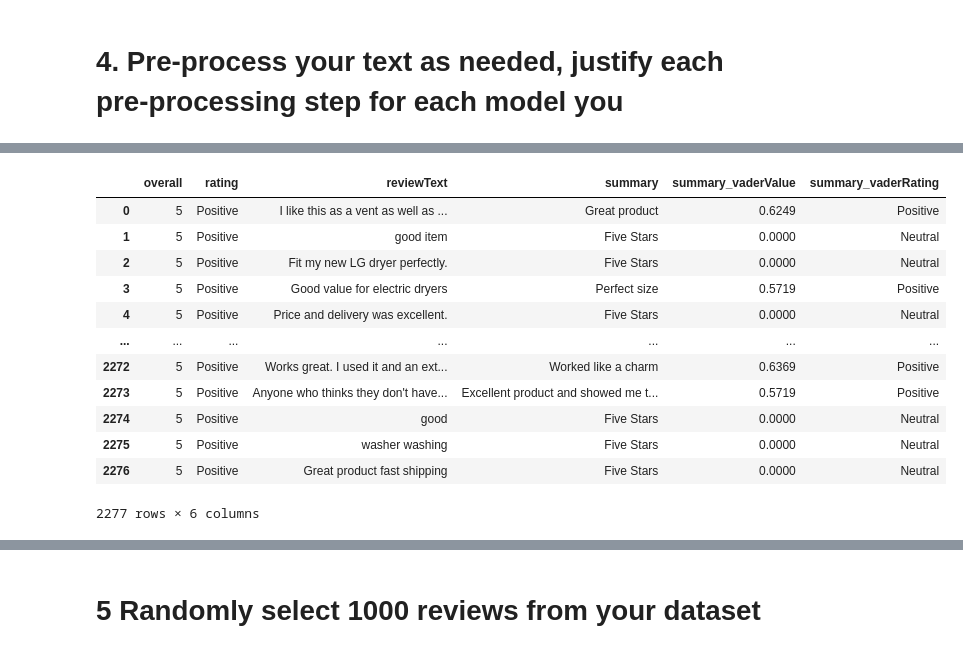
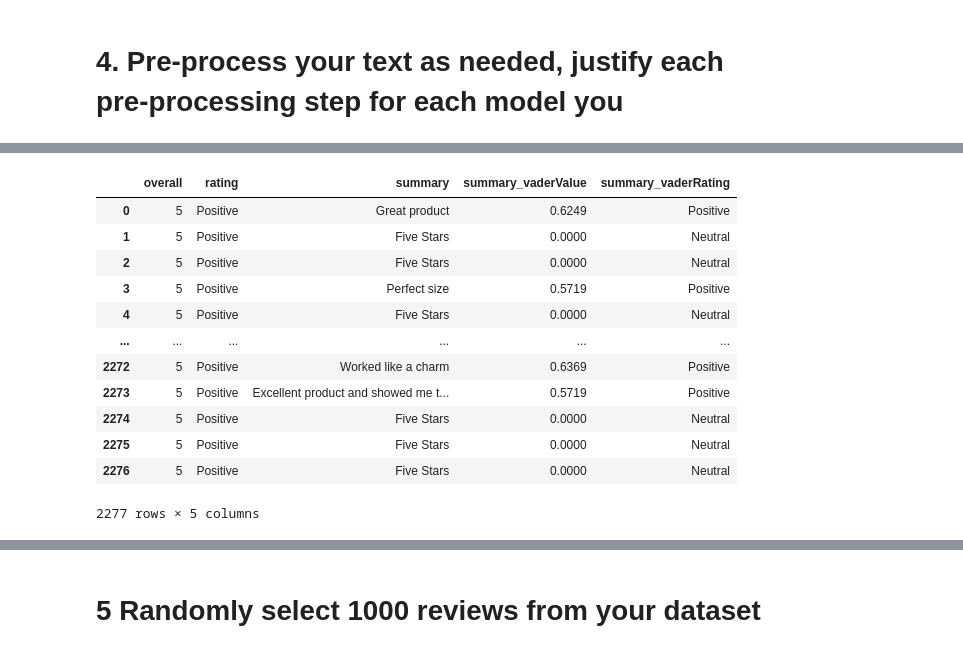
Before and after one commit to rolandjosephb/Comp262-Group3, a Jupyter notebook: Group 3.ipynb, the cells around one changed output, grey strips where cells are left out. Saved outputs shown, nothing was run; the diff lists cells and outputs as text; code cells hidden in the pictures.

```diff
--- a/Group 3.ipynb
+++ b/Group 3.ipynb
@@ -567,21 +567,21 @@ df[['overall', 'rating', 'reviewText', 'reviewText_vaderValue', 'reviewText_vade
 # %%
-# Preprocess column using VADER(recommended Positve x >= 0.05, Negative x <= -0.05 Neutral, is between)
+# Preprocess column using VADER(summary)
 df['summary_vaderValue'] = df['summary'].apply(preprocess_text_with_vader)
 df['summary_vaderRating'] = df['summary_vaderValue'].apply(lambda x: 'Positive' if x >= 0.05 else ('Negative' if x <= -0.05 else 'Neutral'))
 
 
-df[['overall', 'rating', 'reviewText', 'summary','summary_vaderValue', 'summary_vaderRating']]
+df[['overall', 'rating', 'summary','summary_vaderValue', 'summary_vaderRating']]
 # %% [output]
-|  | overall | rating | reviewText | summary | summary_vaderValue | summary_vaderRating |
-| 0 | 5 | Positive | I like this as a vent as well as ... | Great product | 0.6249 | Positive |
-| 1 | 5 | Positive | good item | Five Stars | 0.0000 | Neutral |
-| 2 | 5 | Positive | Fit my new LG dryer perfectly. | Five Stars | 0.0000 | Neutral |
-| 3 | 5 | Positive | Good value for electric dryers | Perfect size | 0.5719 | Positive |
-| 4 | 5 | Positive | Price and delivery was excellent. | Five Stars | 0.0000 | Neutral |
-| ... | ... | ... | ... | ... | ... | ... |
-| 2272 | 5 | Positive | Works great. I used it and an ext... | Worked like a charm | 0.6369 | Positive |
-| 2273 | 5 | Positive | Anyone who thinks they don't have... | Excellent product and showed me t... | 0.5719 | Positive |
-| 2274 | 5 | Positive | good | Five Stars | 0.0000 | Neutral |
-| 2275 | 5 | Positive | washer washing | Five Stars | 0.0000 | Neutral |
-| 2276 | 5 | Positive | Great product fast shipping | Five Stars | 0.0000 | Neutral |
+|  | overall | rating | summary | summary_vaderValue | summary_vaderRating |
+| 0 | 5 | Positive | Great product | 0.6249 | Positive |
+| 1 | 5 | Positive | Five Stars | 0.0000 | Neutral |
+| 2 | 5 | Positive | Five Stars | 0.0000 | Neutral |
+| 3 | 5 | Positive | Perfect size | 0.5719 | Positive |
+| 4 | 5 | Positive | Five Stars | 0.0000 | Neutral |
+| ... | ... | ... | ... | ... | ... |
+| 2272 | 5 | Positive | Worked like a charm | 0.6369 | Positive |
+| 2273 | 5 | Positive | Excellent product and showed me t... | 0.5719 | Positive |
+| 2274 | 5 | Positive | Five Stars | 0.0000 | Neutral |
+| 2275 | 5 | Positive | Five Stars | 0.0000 | Neutral |
+| 2276 | 5 | Positive | Five Stars | 0.0000 | Neutral |
-2277 rows × 6 columns
+2277 rows × 5 columns
```
Also changed, not shown: parts of 9 cells of this notebook.
